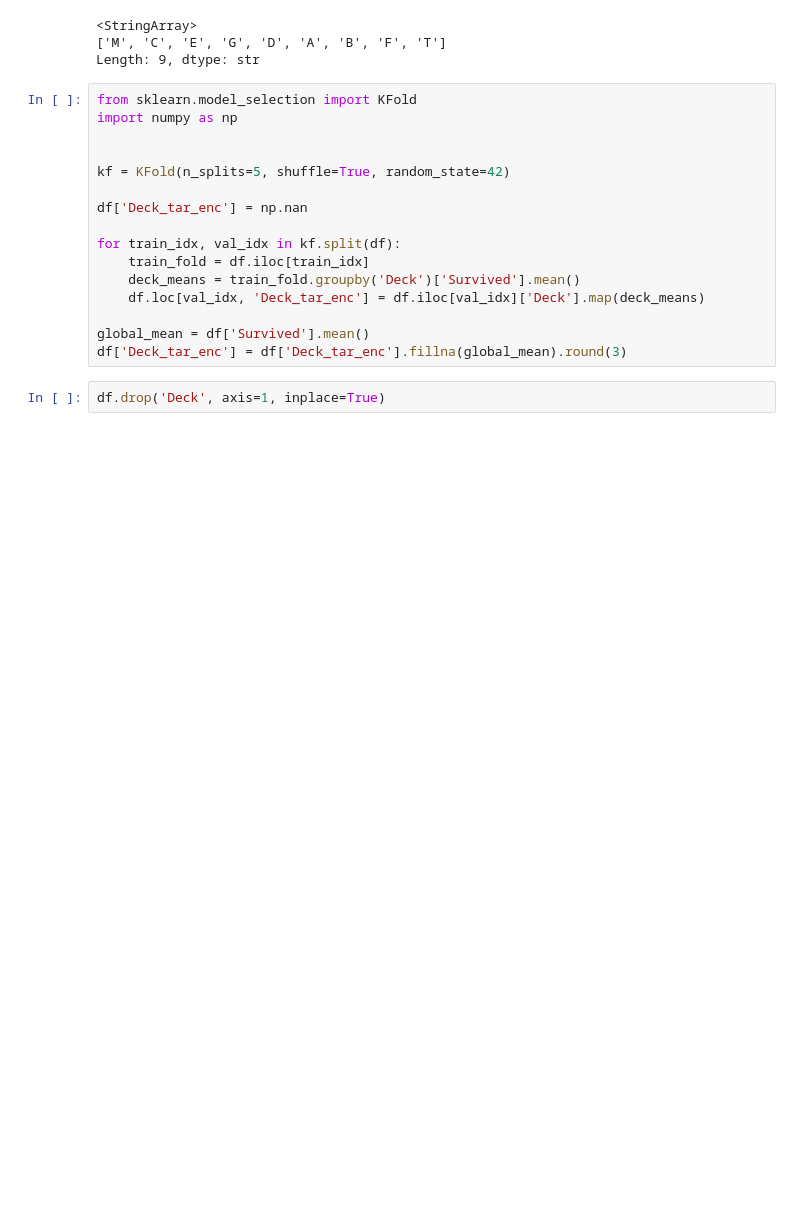
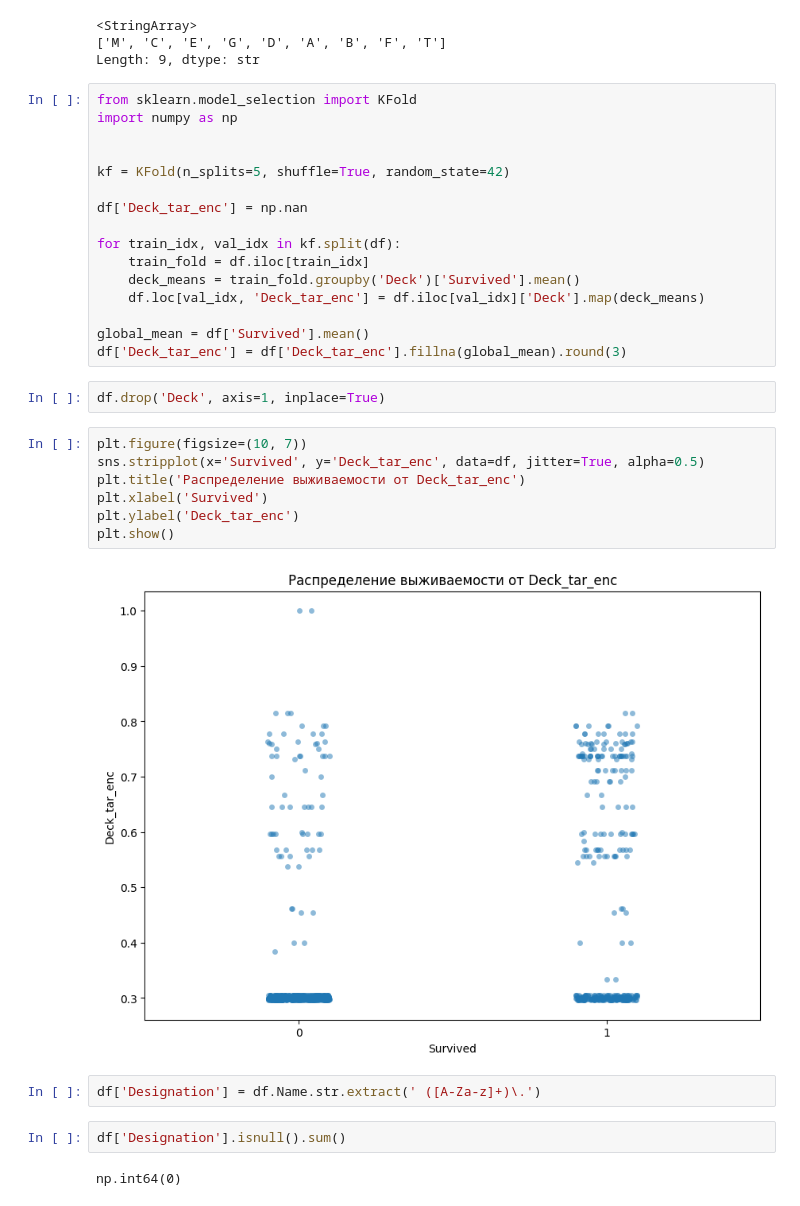
Before and after one commit to ML-engineering-Freelancerroma/titanic, a Jupyter notebook: feat_prepare.ipynb, the cells around one changed output. Drawn from its saved outputs; the diff is of its cells as text; blank space fills up the shorter version.

```diff
--- a/feat_prepare.ipynb
+++ b/feat_prepare.ipynb
@@ -288,3 +288,18 @@ global_mean = df['Survived'].mean()
 df['Deck_tar_enc'] = df['Deck_tar_enc'].fillna(global_mean).round(3)
 # %%
 df.drop('Deck', axis=1, inplace=True)
+# %%
+plt.figure(figsize=(10, 7))
+sns.stripplot(x='Survived', y='Deck_tar_enc', data=df, jitter=True, alpha=0.5)
+plt.title('Распределение выживаемости от Deck_tar_enc')
+plt.xlabel('Survived')
+plt.ylabel('Deck_tar_enc')
+plt.show()
+# %% [output]
+[figure, added]
+# %%
+df['Designation'] = df.Name.str.extract(' ([A-Za-z]+)\.')
+# %%
+df['Designation'].isnull().sum()
+# %% [output]
+np.int64(0)
```
Also changed, not shown: parts of 1 cell of this notebook.
